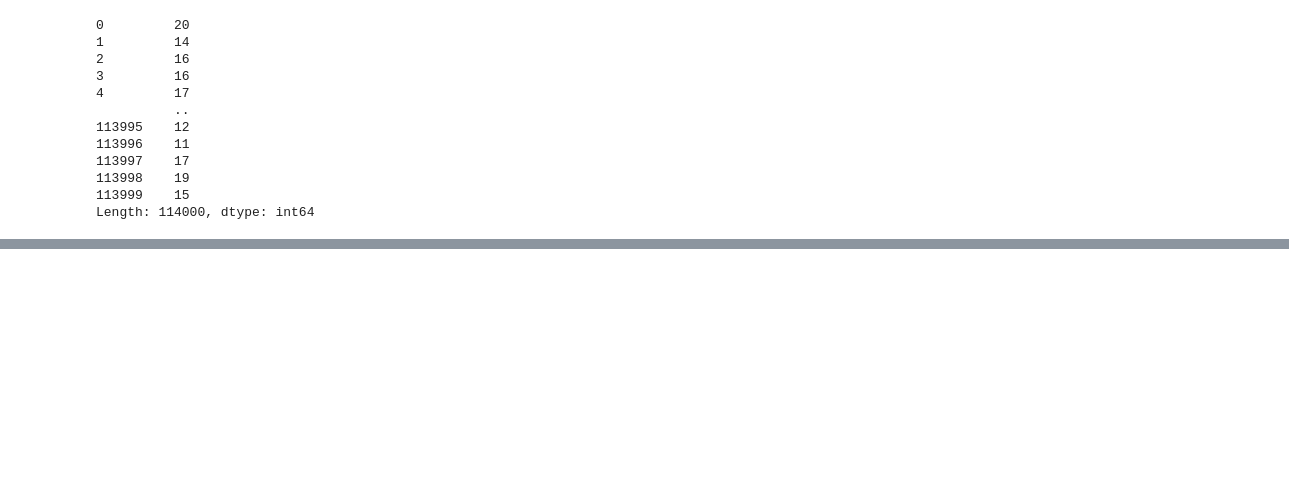
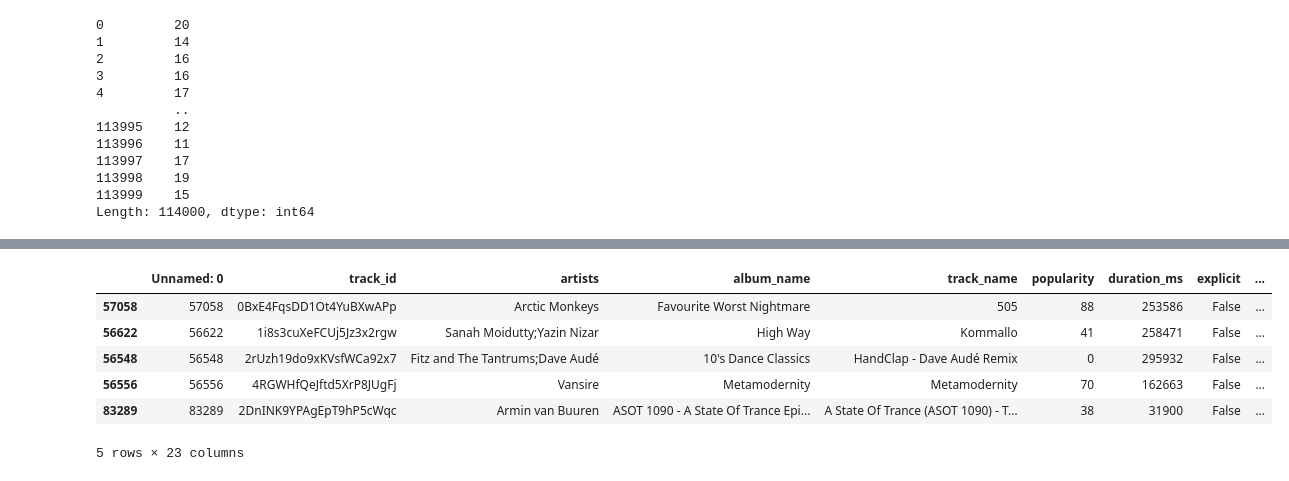
Before and after one commit to MuhammedACheema/Song-Suggestion, a Jupyter notebook: main.ipynb, the cells around one changed output, grey strips where cells are left out. Drawn from its saved outputs; the diff is of its cells as text; code cells hidden in the pictures; blank space fills up the shorter version.

```diff
--- a/main.ipynb
+++ b/main.ipynb
@@ -187,0 +235,14 @@ def get_mood(x):
+# %%
+# sorts the data with the songs with the highest emotion in that category
+
+df_sorted = filtered_df.sort_values(by='Score', ascending=False)
+
+df_sorted.head()
+# %% [output]
+|  | Unnamed: 0 | track_id | artists | album_name | track_name | popularity | duration_ms | explicit | ... |
+| 57058 | 57058 | 0BxE4FqsDD1Ot4YuBXwAPp | Arctic Monkeys | Favourite Worst Nightmare | 505 | 88 | 253586 | False | ... |
+| 56622 | 56622 | 1i8s3cuXeFCUj5Jz3x2rgw | Sanah Moidutty;Yazin Nizar | High Way | Kommallo | 41 | 258471 | False | ... |
+| 56548 | 56548 | 2rUzh19do9xKVsfWCa92x7 | Fitz and The Tantrums;Dave Audé | 10's Dance Classics | HandClap - Dave Audé Remix | 0 | 295932 | False | ... |
+| 56556 | 56556 | 4RGWHfQeJftd5XrP8JUgFj | Vansire | Metamodernity | Metamodernity | 70 | 162663 | False | ... |
+| 83289 | 83289 | 2DnINK9YPAgEpT9hP5cWqc | Armin van Buuren | ASOT 1090 - A State Of Trance Epi... | A State Of Trance (ASOT 1090) - T... | 38 | 31900 | False | ... |
+5 rows × 23 columns
```
Also changed, not shown: parts of 6 cells of this notebook.
